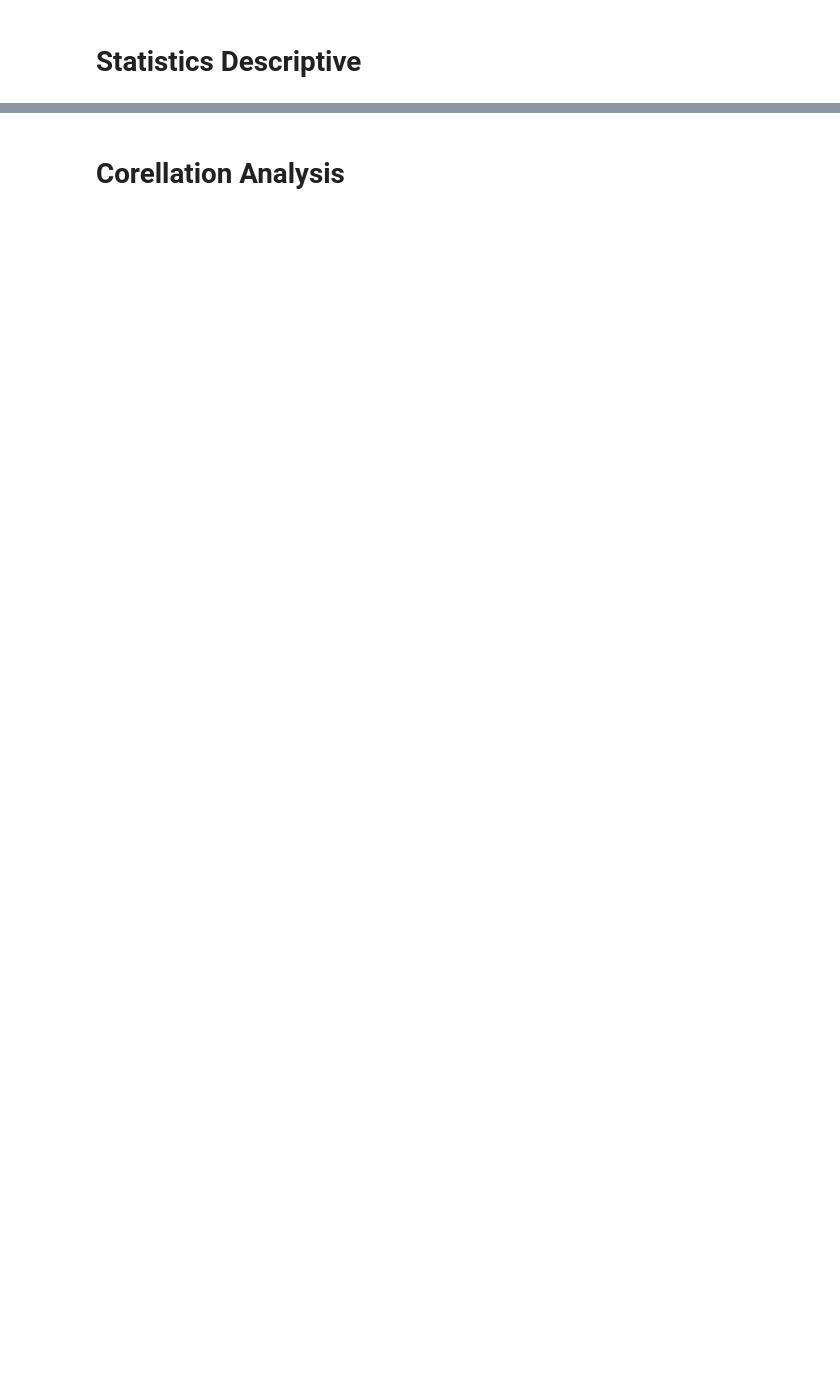
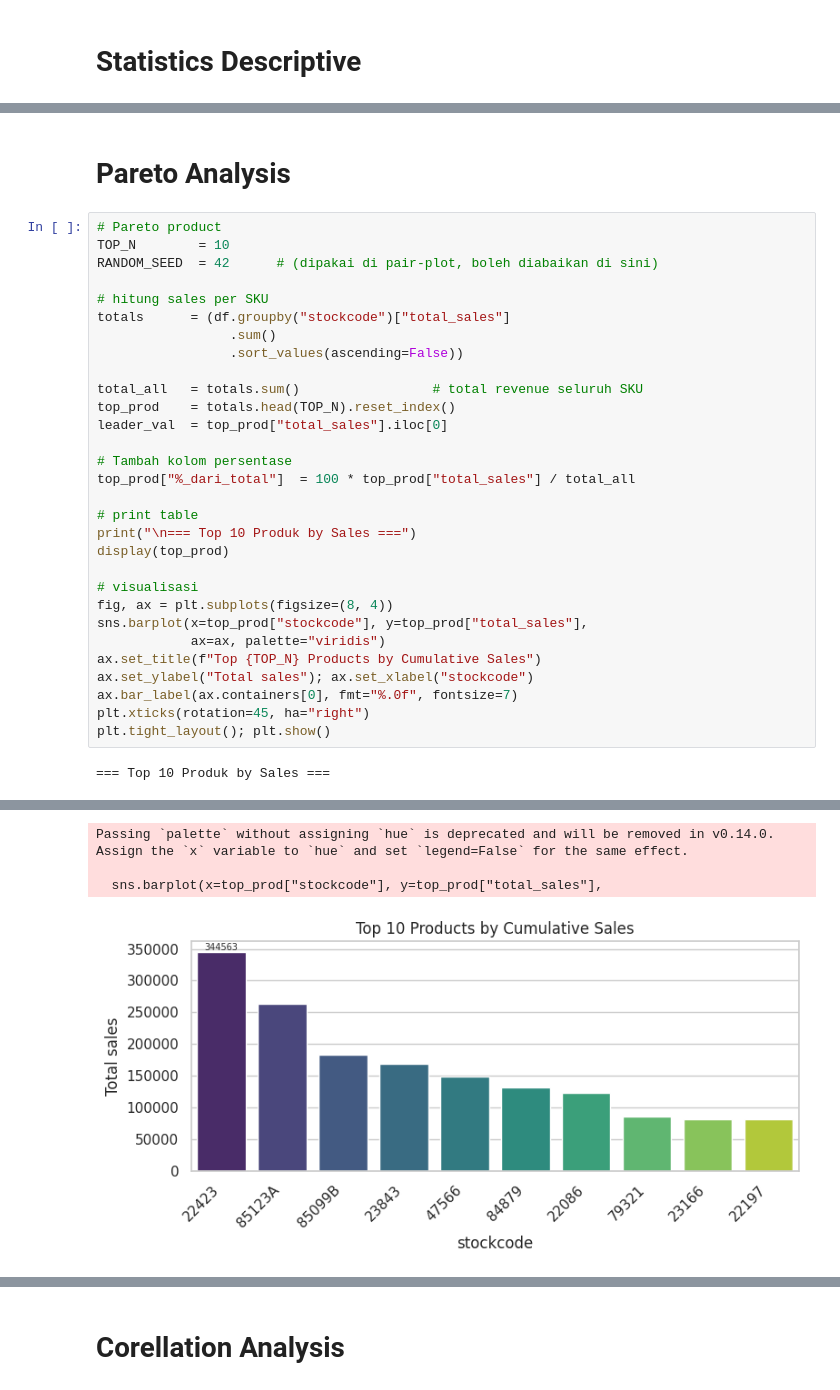
Before and after one commit to faathirchikal/kalbe-python-workshop-2025, a Jupyter notebook: 02_eda.ipynb, the cells around one changed output, grey strips where cells are left out. Saved outputs shown, nothing was run; the diff lists cells and outputs as text; blank space fills up the shorter version.

```diff
--- a/02_eda.ipynb
+++ b/02_eda.ipynb
@@ -33,0 +101,34 @@ display(df.loc[demand_zero].head(5))
+# %% [markdown]
+# Pareto Analysis
+# %%
+# Pareto product
+TOP_N        = 10
+RANDOM_SEED  = 42      # (dipakai di pair-plot, boleh diabaikan di sini)
+
+# hitung sales per SKU
+totals      = (df.groupby("stockcode")["total_sales"]
+                 .sum()
+                 .sort_values(ascending=False))
+
+total_all   = totals.sum()                 # total revenue seluruh SKU
+top_prod    = totals.head(TOP_N).reset_index()
+leader_val  = top_prod["total_sales"].iloc[0]
+
+# Tambah kolom persentase
+top_prod["%_dari_total"]  = 100 * top_prod["total_sales"] / total_all
+
+# print table
+print("\n=== Top 10 Produk by Sales ===")
+display(top_prod)
+
+# visualisasi
+fig, ax = plt.subplots(figsize=(8, 4))
+sns.barplot(x=top_prod["stockcode"], y=top_prod["total_sales"],
+            ax=ax, palette="viridis")
+ax.set_title(f"Top {TOP_N} Products by Cumulative Sales")
+ax.set_ylabel("Total sales"); ax.set_xlabel("stockcode")
+ax.bar_label(ax.containers[0], fmt="%.0f", fontsize=7)
+plt.xticks(rotation=45, ha="right")
+plt.tight_layout(); plt.show()
+# %% [output]
+=== Top 10 Produk by Sales ===
@@ -33,0 +146,4 @@ display(df.loc[demand_zero].head(5))
+Passing `palette` without assigning `hue` is deprecated and will be removed in v0.14.0. Assign the `x` variable to `hue` and set `legend=False` for the same effect.
+
+  sns.barplot(x=top_prod["stockcode"], y=top_prod["total_sales"],
+[figure, added]
```
Also changed, not shown: parts of 43 cells of this notebook, 4 other files.
